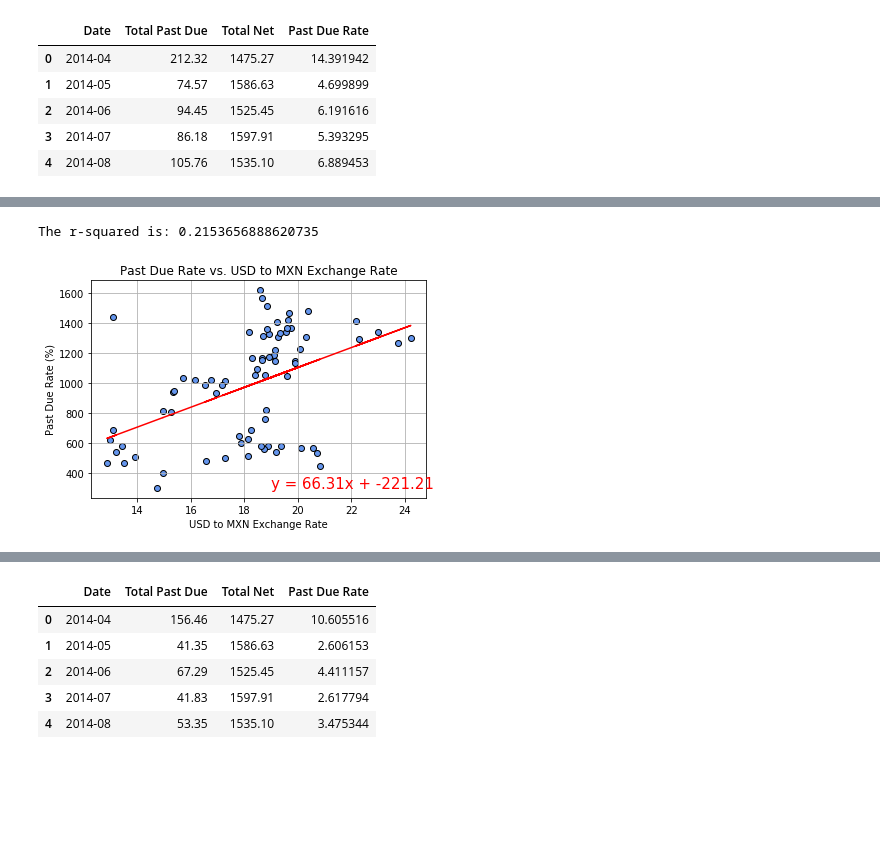
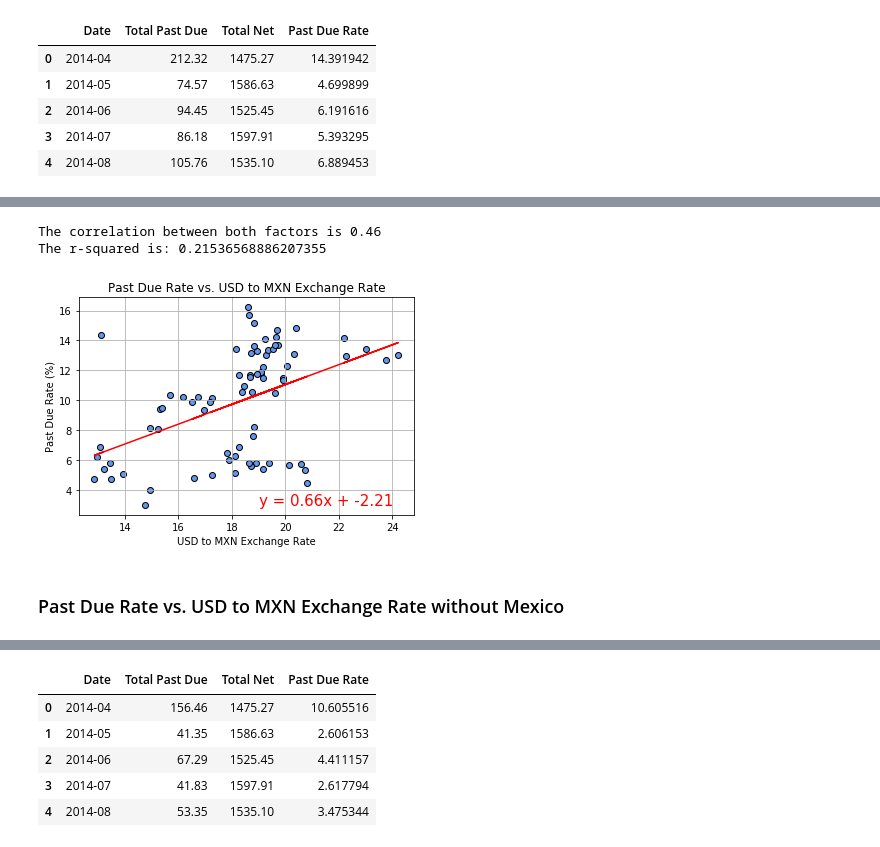
Before and after one commit to SergioGL8/P1---Digging-deep-in-past-due-patterns-, a Jupyter notebook: explore_visual.ipynb, the cells around one changed output, grey strips where cells are left out. Drawn from its saved outputs; the diff is of its cells as text; code cells hidden in the pictures; blank space fills up the shorter version.

```diff
--- a/explore_visual.ipynb
+++ b/explore_visual.ipynb
@@ -306,20 +524,24 @@ exc_pastdue_df.head()
 # %%
 # Scatter plot
-x_values = exc_pastdue_df['Exhange Rate']
-y_values = exc_pastdue_df['Past Due Rate'] * 100
-
+x_values = exc_pastdue_df['MXN Exhange Rate']
+y_values = exc_pastdue_df['Past Due Rate']
+correlation = st.pearsonr(x_values,y_values)
+print(f"The correlation between both factors is {round(correlation[0],2)}")
 (slope, intercept, rvalue, pvalue, stderr) = linregress(x_values, y_values)
 regress_values = x_values * slope + intercept
 line_eq = "y = " + str(round(slope,2)) + "x + " + str(round(intercept,2))
 print(f"The r-squared is: {rvalue**2}")
 plt.scatter(x_values,y_values, color='cornflowerblue', edgecolors='black')
 plt.plot(x_values,regress_values,"r-")
 plt.annotate(line_eq, (19, min(y_values)), fontsize=15, color="red")
 plt.title('Past Due Rate vs. USD to MXN Exchange Rate')
 plt.xlabel('USD to MXN Exchange Rate')
 plt.ylabel('Past Due Rate (%)')
 plt.grid()
 plt.show()
 # %% [output]
-The r-squared is: 0.2153656888620735
+The correlation between both factors is 0.46
+The r-squared is: 0.21536568886207355
-[figure, old version]
+[figure, new version]
+# %% [markdown]
+### Past Due Rate vs. USD to MXN Exchange Rate without Mexico
```
Also changed, not shown: parts of 39 cells of this notebook.
